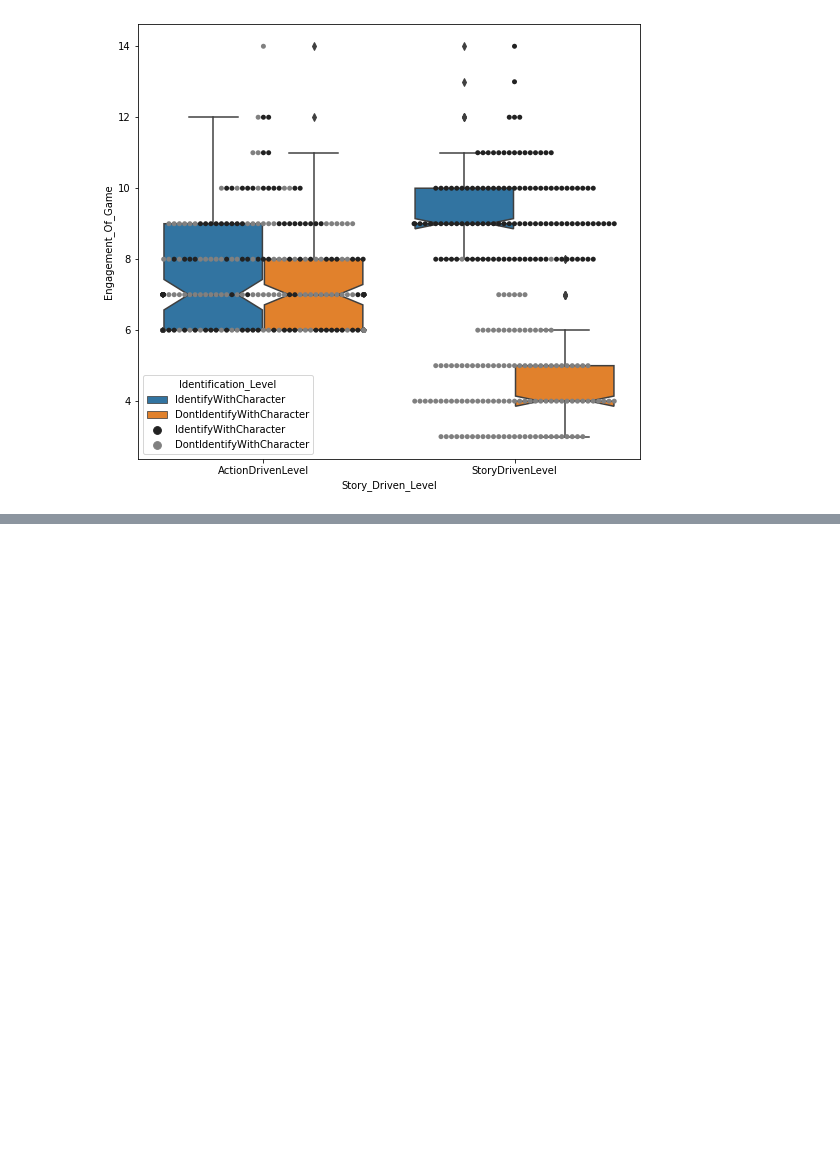
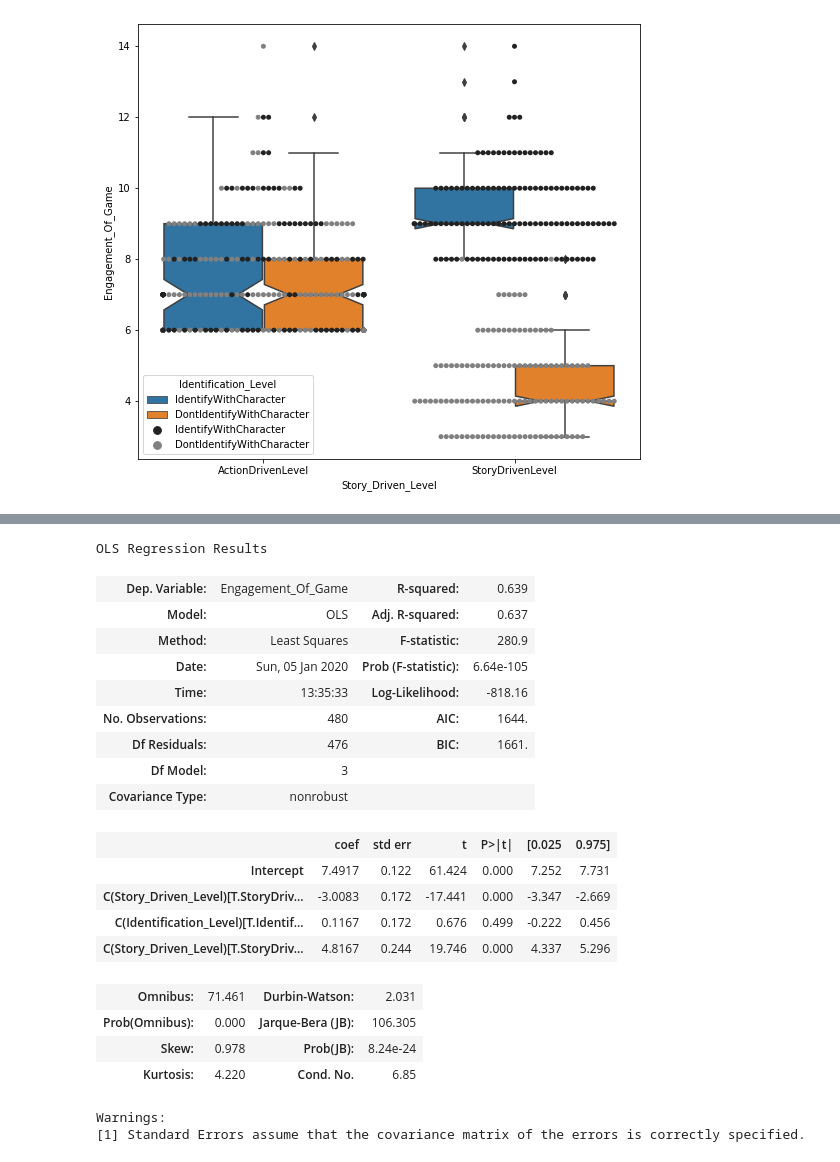
Before and after one commit to StephenElston/StatisticalMethodsForDataScience, a Jupyter notebook: ThinkingLikeAScientist/factorial_example.ipynb, the cells around one changed output, grey strips where cells are left out. Drawn from its saved outputs; the diff is of its cells as text; code cells hidden in the pictures; blank space fills up the shorter version.

```diff
--- a/ThinkingLikeAScientist/factorial_example.ipynb
+++ b/ThinkingLikeAScientist/factorial_example.ipynb
@@ -77,0 +108,29 @@ sns.swarmplot(x='Story_Driven_Level',
+# %%
+ols_mod_interaction = smf.ols(formula='Engagement_Of_Game ~ C(Story_Driven_Level) + \
+                              C(Identification_Level) + \
+                              C(Story_Driven_Level) * C(Identification_Level)', \
+                              data=factor_data)
+factor_model_interaction = ols_mod_interaction.fit()
+factor_model_interaction.summary()
+# %% [output]
+OLS Regression Results
+| Dep. Variable: | Engagement_Of_Game | R-squared: | 0.639 |
+| Model: | OLS | Adj. R-squared: | 0.637 |
+| Method: | Least Squares | F-statistic: | 280.9 |
+| Date: | Sun, 05 Jan 2020 | Prob (F-statistic): | 6.64e-105 |
+| Time: | 13:35:33 | Log-Likelihood: | -818.16 |
+| No. Observations: | 480 | AIC: | 1644. |
+| Df Residuals: | 476 | BIC: | 1661. |
+| Df Model: | 3 |  |  |
+| Covariance Type: | nonrobust |  |  |
+|  | coef | std err | t | P>|t| | [0.025 | 0.975] |
+| Intercept | 7.4917 | 0.122 | 61.424 | 0.000 | 7.252 | 7.731 |
+| C(Story_Driven_Level)[T.StoryDriv... | -3.0083 | 0.172 | -17.441 | 0.000 | -3.347 | -2.669 |
+| C(Identification_Level)[T.Identif... | 0.1167 | 0.172 | 0.676 | 0.499 | -0.222 | 0.456 |
+| C(Story_Driven_Level)[T.StoryDriv... | 4.8167 | 0.244 | 19.746 | 0.000 | 4.337 | 5.296 |
+| Omnibus: | 71.461 | Durbin-Watson: | 2.031 |
+| Prob(Omnibus): | 0.000 | Jarque-Bera (JB): | 106.305 |
+| Skew: | 0.978 | Prob(JB): | 8.24e-24 |
+| Kurtosis: | 4.220 | Cond. No. | 6.85 |
+Warnings:
+[1] Standard Errors assume that the covariance matrix of the errors is correctly specified.
```
Also changed, not shown: parts of 3 cells of this notebook.
